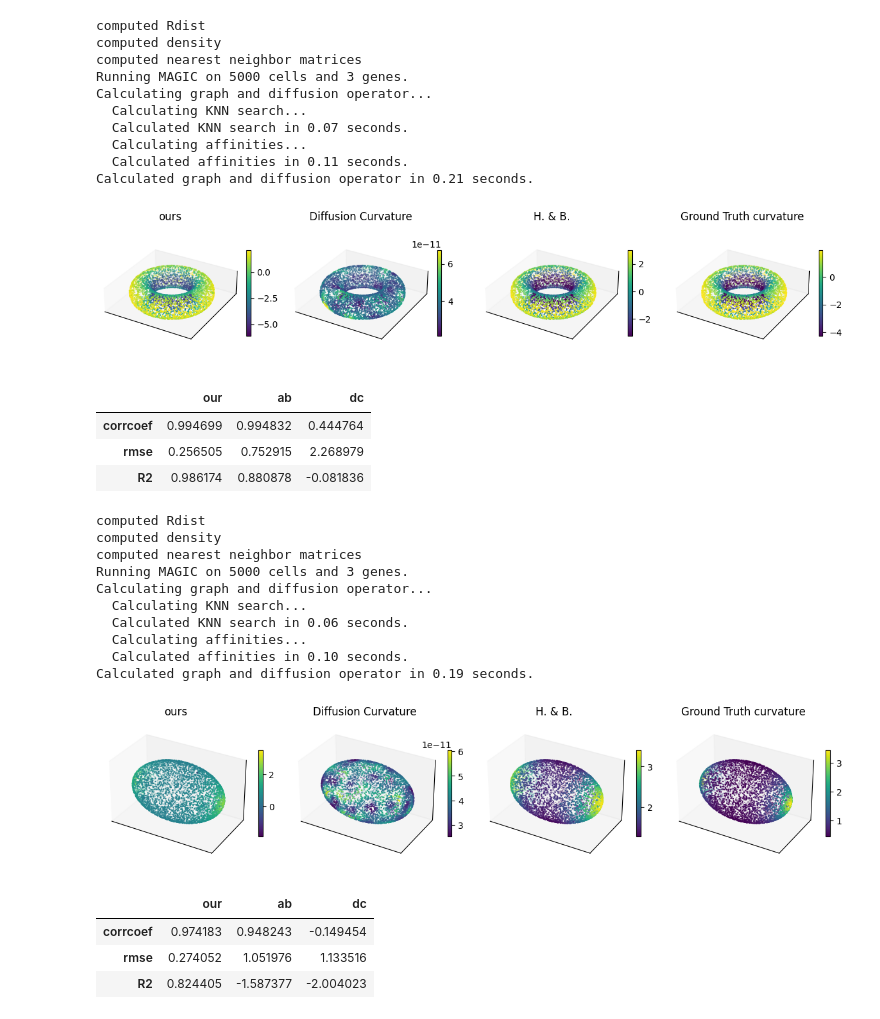
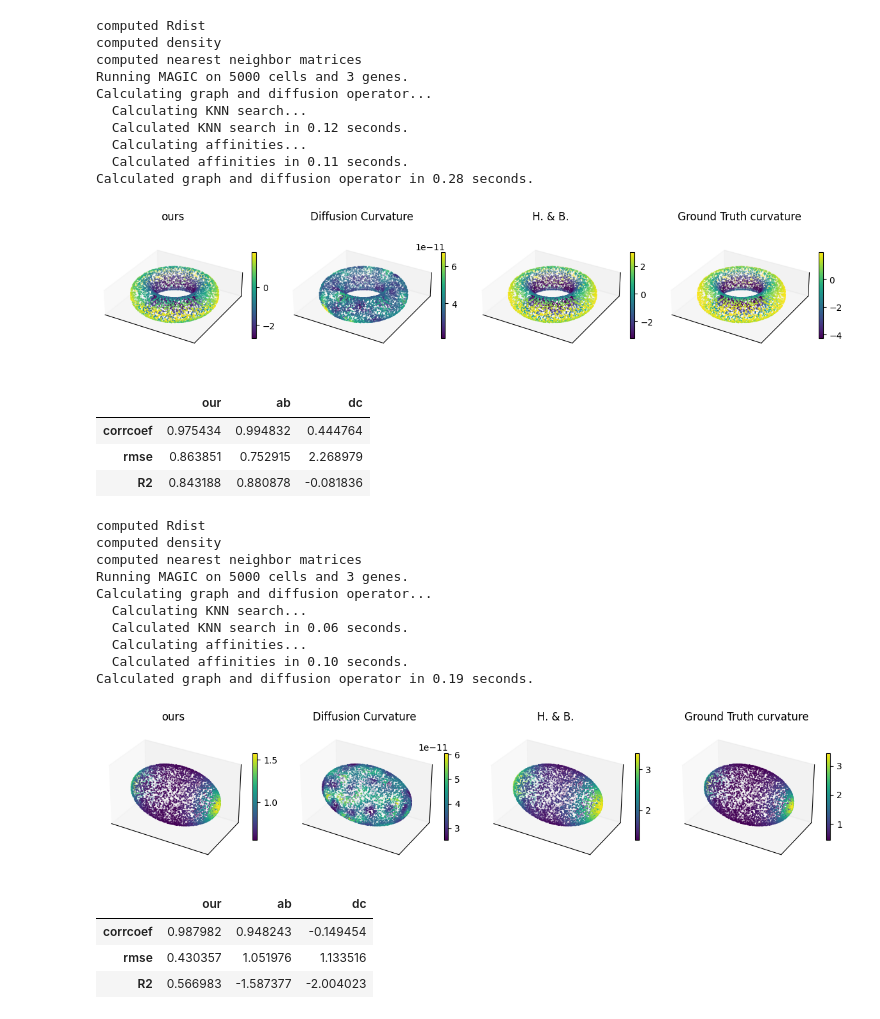
Before and after one commit to ZhangKaly/Principal-Curvature, a Jupyter notebook: notebooks/12-xs-comparison_experiments.ipynb, the cells around one changed output. Cells and saved outputs as stored; diff of their text form; code cells hidden in the pictures.

```diff
--- a/notebooks/12-xs-comparison_experiments.ipynb
+++ b/notebooks/12-xs-comparison_experiments.ipynb
@@ -17,7 +17,7 @@ from src.comparison.abby_curvature import scalar_curvature_est
 from src.comparison.diffusion_curvature import diffusion_curvature
 from src.comparison.experiments import do_experiment, run_ours
 # %%
-do_experiment('torus', True, 'plots/torus', noise=0., max_min_num=120, use_cross=True)
+do_experiment('torus', True, 'plots/torus', noise=0., epsilon_PCA=0.6, max_min_num=0.10, tau_radius=2, use_cross=True)
 # %% [output]
 computed Rdist
 computed density
@@ -25,31 +25,31 @@ computed nearest neighbor matrices
 Running MAGIC on 5000 cells and 3 genes.
 Calculating graph and diffusion operator...
   Calculating KNN search...
-  Calculated KNN search in 0.07 seconds.
+  Calculated KNN search in 0.12 seconds.
   Calculating affinities...
   Calculated affinities in 0.11 seconds.
-Calculated graph and diffusion operator in 0.21 seconds.
+Calculated graph and diffusion operator in 0.28 seconds.
-[figure, old version]
+[figure, new version]
 |  | our | ab | dc |
-| corrcoef | 0.994699 | 0.994832 | 0.444764 |
-| rmse | 0.256505 | 0.752915 | 2.268979 |
-| R2 | 0.986174 | 0.880878 | -0.081836 |
+| corrcoef | 0.975434 | 0.994832 | 0.444764 |
+| rmse | 0.863851 | 0.752915 | 2.268979 |
+| R2 | 0.843188 | 0.880878 | -0.081836 |
 # %%
-do_experiment('ellipsoid', True, 'plots/ellipsoid', noise=0., use_cross=True)
+do_experiment('ellipsoid', True, 'plots/ellipsoid', noise=0.,epsilon_PCA=0.6, tau_radius=2, max_min_num=0.10, use_cross=True)
 # %% [output]
 computed Rdist
 computed density
 computed nearest neighbor matrices
 Running MAGIC on 5000 cells and 3 genes.
 Calculating graph and diffusion operator...
   Calculating KNN search...
   Calculated KNN search in 0.06 seconds.
   Calculating affinities...
   Calculated affinities in 0.10 seconds.
 Calculated graph and diffusion operator in 0.19 seconds.
-[figure, old version]
+[figure, new version]
 |  | our | ab | dc |
-| corrcoef | 0.974183 | 0.948243 | -0.149454 |
-| rmse | 0.274052 | 1.051976 | 1.133516 |
-| R2 | 0.824405 | -1.587377 | -2.004023 |
+| corrcoef | 0.987982 | 0.948243 | -0.149454 |
+| rmse | 0.430357 | 1.051976 | 1.133516 |
+| R2 | 0.566983 | -1.587377 | -2.004023 |
 # %%
```
Also changed, not shown: parts of 2 cells of this notebook, 11 other files.
